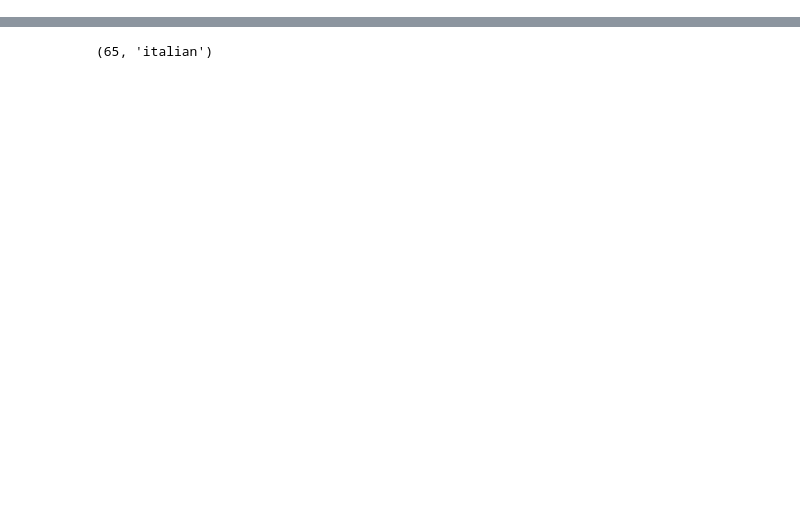
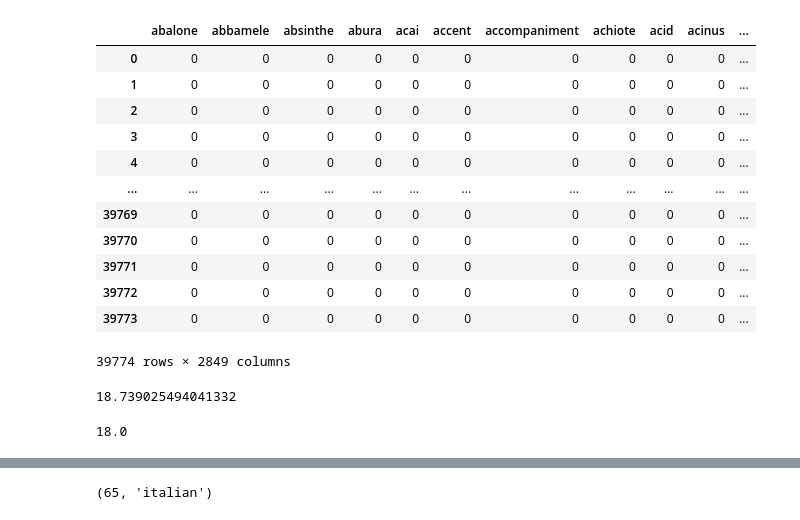
Before and after one commit to kenneth-lee-ch/whattocook, a Jupyter notebook: notebooks/ingredient_recommendation.ipynb, the cells around one changed output, grey strips where cells are left out. Drawn from its saved outputs; the diff is of its cells as text; code cells hidden in the pictures; blank space fills up the shorter version.

```diff
--- a/notebooks/ingredient_recommendation.ipynb
+++ b/notebooks/ingredient_recommendation.ipynb
@@ -15,0 +27,5 @@ os.getcwd()
+# %%
+# Load data
+f = open('../data/train.json','r', encoding = 'utf-8')
+data = pd.read_json(f)
+data
@@ -15,0 +46,33 @@ os.getcwd()
+# %%
+# Clean the ingredient text data
+corpus = text_preprocess(data)
+# Flatten a list of lists for bag of words model
+bow_corpus = [" ".join(doc) for doc in corpus]
+# %%
+# Convert text to word count vectors with CountVectorizer.
+vec = CountVectorizer()
+X = vec.fit_transform(bow_corpus)
+dtm = pd.DataFrame(X.toarray(), columns=vec.get_feature_names())
+dtm
+# %% [output]
+|  | abalone | abbamele | absinthe | abura | acai | accent | accompaniment | achiote | acid | acinus | ... |
+| 0 | 0 | 0 | 0 | 0 | 0 | 0 | 0 | 0 | 0 | 0 | ... |
+| 1 | 0 | 0 | 0 | 0 | 0 | 0 | 0 | 0 | 0 | 0 | ... |
+| 2 | 0 | 0 | 0 | 0 | 0 | 0 | 0 | 0 | 0 | 0 | ... |
+| 3 | 0 | 0 | 0 | 0 | 0 | 0 | 0 | 0 | 0 | 0 | ... |
+| 4 | 0 | 0 | 0 | 0 | 0 | 0 | 0 | 0 | 0 | 0 | ... |
+| ... | ... | ... | ... | ... | ... | ... | ... | ... | ... | ... | ... |
+| 39769 | 0 | 0 | 0 | 0 | 0 | 0 | 0 | 0 | 0 | 0 | ... |
+| 39770 | 0 | 0 | 0 | 0 | 0 | 0 | 0 | 0 | 0 | 0 | ... |
+| 39771 | 0 | 0 | 0 | 0 | 0 | 0 | 0 | 0 | 0 | 0 | ... |
+| 39772 | 0 | 0 | 0 | 0 | 0 | 0 | 0 | 0 | 0 | 0 | ... |
+| 39773 | 0 | 0 | 0 | 0 | 0 | 0 | 0 | 0 | 0 | 0 | ... |
+39774 rows × 2849 columns
+# %%
+np.mean(np.sum(dtm!=0,axis=1))
+# %% [output]
+18.739025494041332
+# %%
+np.median(np.sum(dtm!=0,axis=1))
+# %% [output]
+18.0
```
Also changed, not shown: parts of 38 cells of this notebook.
